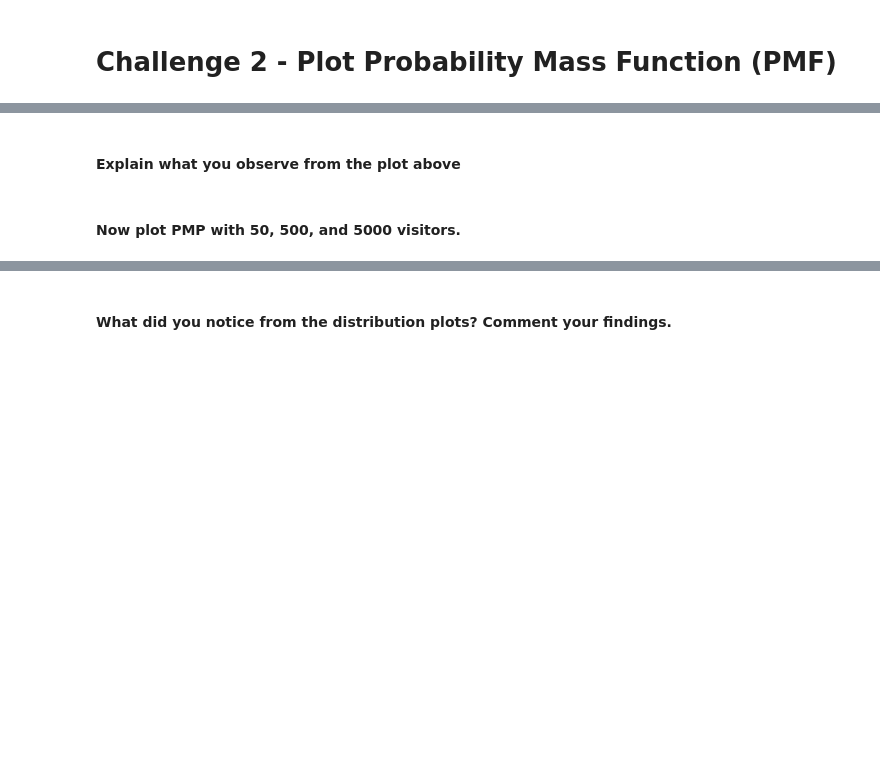
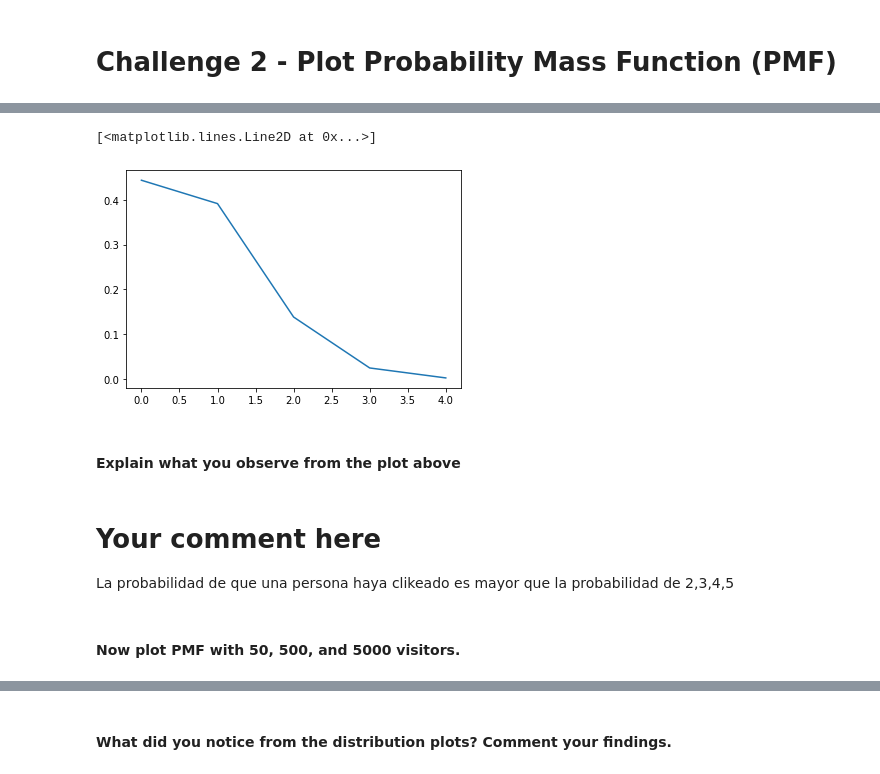
Before and after one commit to ironhack-datalabs/datamad0120, a Jupyter notebook: module-2/lab-probability-distribution/your_code/main.ipynb, the cells around one changed output, grey strips where cells are left out. Saved outputs shown, nothing was run; the diff lists cells and outputs as text; code cells hidden in the pictures; blank space fills up the shorter version.

```diff
--- a/module-2/lab-probability-distribution/your_code/main.ipynb
+++ b/module-2/lab-probability-distribution/your_code/main.ipynb
@@ -54,2 +113,11 @@ Use matplotlib subplots to plot a histogram of each sample.
+# %%
+n = 5
+p = 0.15
+k = np.arange(n)
+rv = binom.pmf(k,n,p)
+plt.plot(rv)
+# %% [output]
+[<matplotlib.lines.Line2D at 0x...>]
+[figure, added]
 # %% [markdown]
 #### Explain what you observe from the plot above
@@ -58,2 +124,5 @@ Use matplotlib subplots to plot a histogram of each sample.
+# %% [markdown]
+# Your comment here
+La probabilidad de que una persona haya clikeado es mayor que la probabilidad de 2,3,4,5
 # %% [markdown]
-#### Now plot PMP with 50, 500, and 5000 visitors.
+#### Now plot PMF with 50, 500, and 5000 visitors.
```
Also changed, not shown: parts of 23 cells of this notebook.
